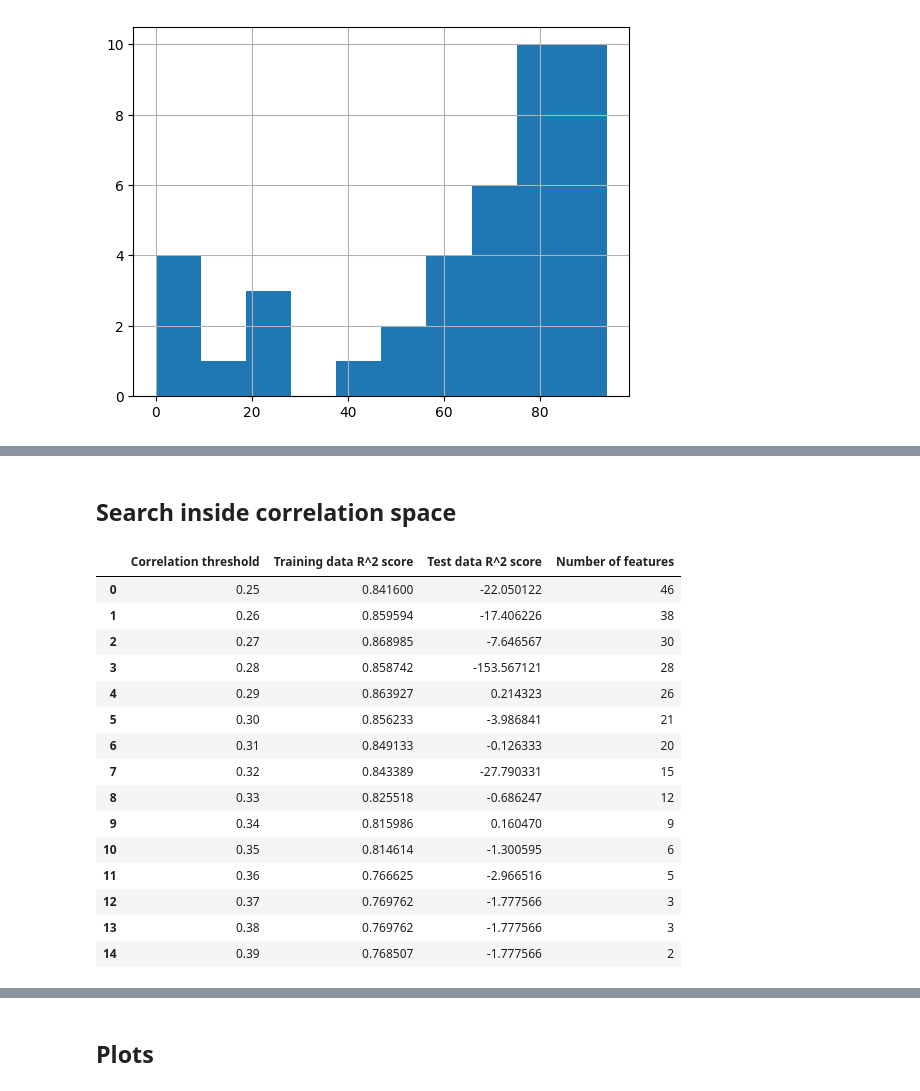
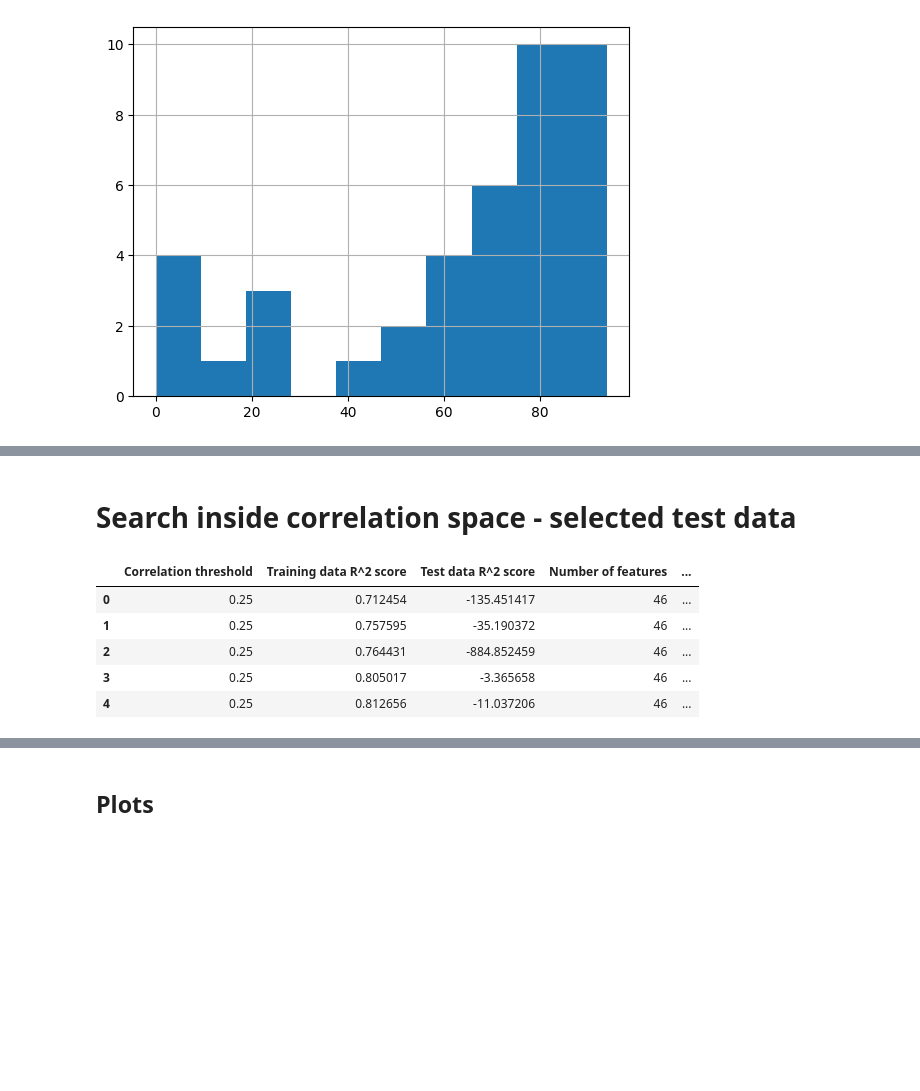
Before and after one commit to XDamianX-coder/Indole_new_structures, a Jupyter notebook: Predictions_and_analysis/Predictive_model-Random_forest.ipynb, the cells around one changed output, grey strips where cells are left out. Saved outputs shown, nothing was run; the diff lists cells and outputs as text; code cells hidden in the pictures; blank space fills up the shorter version.

```diff
--- a/Predictions_and_analysis/Predictive_model-Random_forest.ipynb
+++ b/Predictions_and_analysis/Predictive_model-Random_forest.ipynb
@@ -219,5 +37,11 @@ Data size after second reduction (rows, columns): (44, 1613)
 # %%
-without_standarization, train_r2_, test_r2_, hist1, hist2 = prepare_data_and_create_model(molecular_descriptors_df, 0.33, False, True)
+without_standarization, train_r2_, test_r2_, hist1, hist2 = pred_mode.prepare_data_and_create_model(molecular_descriptors_df=molecular_descriptors_df,
+                                                                                                    correlation_threshold=0.39,
+                                                                                                    standarization=False,
+                                                                                                    model_type='RandomForestRegressor',
+                                                                                                    n_estimators_=12,
+                                                                                                    train_test_split_=False,
+                                                                                                    verbose=True)
 # %% [output]
 I am not doing standarization...
   molecular descriptor name
@@ -320,40 +146,45 @@ xs
 # %% [markdown]
-## Search inside correlation space
+# Search inside correlation space - selected test data
 # %%
 step = 0.01
 initial_step = 0.25
 last_step = 0.4
 first_list = [x / 100.0 for x in range(int(initial_step*100), int(last_step*100), int(step*100))]
+n_estimators = [range(2,21,1)]
+corr_th = []
 second_list = []
 third_list = []
 f_list = []
+fif_list = []
 for i in first_list:
-    without_standarization, train_r2, test_r2, _, h_ = prepare_data_and_create_model(molecular_descriptors_df, i, False, False)
-    second_list.append(train_r2)
-    third_list.append(test_r2)
-    f_list.append(len(h_))
+
+    for estimator in n_estimators[0]:
+
+        without_standarization, train_r2, test_r2, _, h_ = pred_mode.prepare_data_and_create_model(molecular_descriptors_df=molecular_descriptors_df,
+                                                                                                    correlation_threshold=i,
+                                                                                                    standarization=False,
+                                                                                                    model_type='RandomForestRegressor',
+                                                                                                    n_estimators_=estimator,
+                                                                                                    train_test_split_=False,
+                                                                                                    verbose=False)
+        corr_th.append(i)
+        second_list.append(train_r2)
+        third_list.append(test_r2)
+        f_list.append(len(h_))
+        fif_list.append(estimator)
 # %%
-df_without_standarization = pd.DataFrame(data=first_list, columns=["Correlation threshold"])
+df_without_standarization = pd.DataFrame(data=corr_th, columns=["Correlation threshold"])
 # %%
 df_without_standarization['Training data R^2 score'] = second_list
 df_without_standarization['Test data R^2 score'] = third_list
 df_without_standarization['Number of features'] = f_list
+df_without_standarization['Number of estimators'] = fif_list
 # %%
-df_without_standarization
+df_without_standarization.head()
 # %% [output]
-|  | Correlation threshold | Training data R^2 score | Test data R^2 score | Number of features |
-| 0 | 0.25 | 0.841600 | -22.050122 | 46 |
-| 1 | 0.26 | 0.859594 | -17.406226 | 38 |
-| 2 | 0.27 | 0.868985 | -7.646567 | 30 |
-| 3 | 0.28 | 0.858742 | -153.567121 | 28 |
-| 4 | 0.29 | 0.863927 | 0.214323 | 26 |
-| 5 | 0.30 | 0.856233 | -3.986841 | 21 |
-| 6 | 0.31 | 0.849133 | -0.126333 | 20 |
-| 7 | 0.32 | 0.843389 | -27.790331 | 15 |
-| 8 | 0.33 | 0.825518 | -0.686247 | 12 |
-| 9 | 0.34 | 0.815986 | 0.160470 | 9 |
-| 10 | 0.35 | 0.814614 | -1.300595 | 6 |
-| 11 | 0.36 | 0.766625 | -2.966516 | 5 |
-| 12 | 0.37 | 0.769762 | -1.777566 | 3 |
-| 13 | 0.38 | 0.769762 | -1.777566 | 3 |
-| 14 | 0.39 | 0.768507 | -1.777566 | 2 |
+|  | Correlation threshold | Training data R^2 score | Test data R^2 score | Number of features | ... |
+| 0 | 0.25 | 0.712454 | -135.451417 | 46 | ... |
+| 1 | 0.25 | 0.757595 | -35.190372 | 46 | ... |
+| 2 | 0.25 | 0.764431 | -884.852459 | 46 | ... |
+| 3 | 0.25 | 0.805017 | -3.365658 | 46 | ... |
+| 4 | 0.25 | 0.812656 | -11.037206 | 46 | ... |
```
Also changed, not shown: parts of 57 cells of this notebook, 19 other files.
